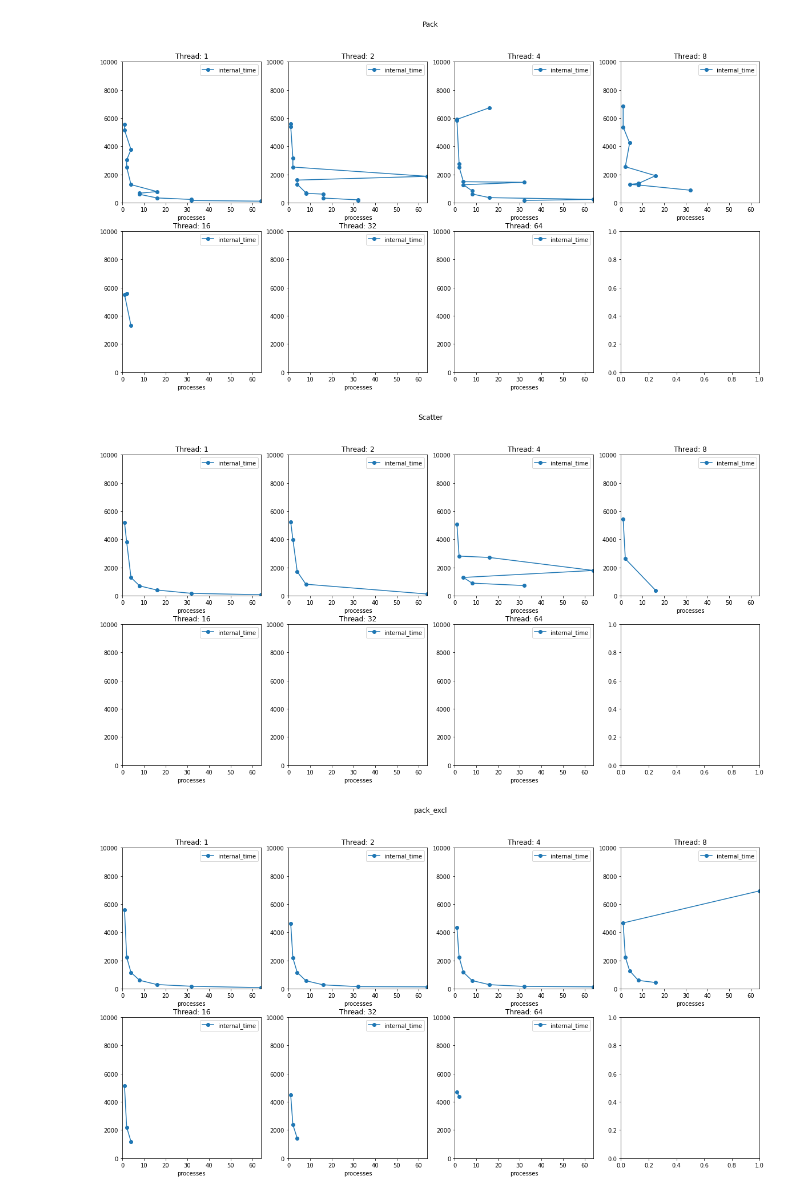
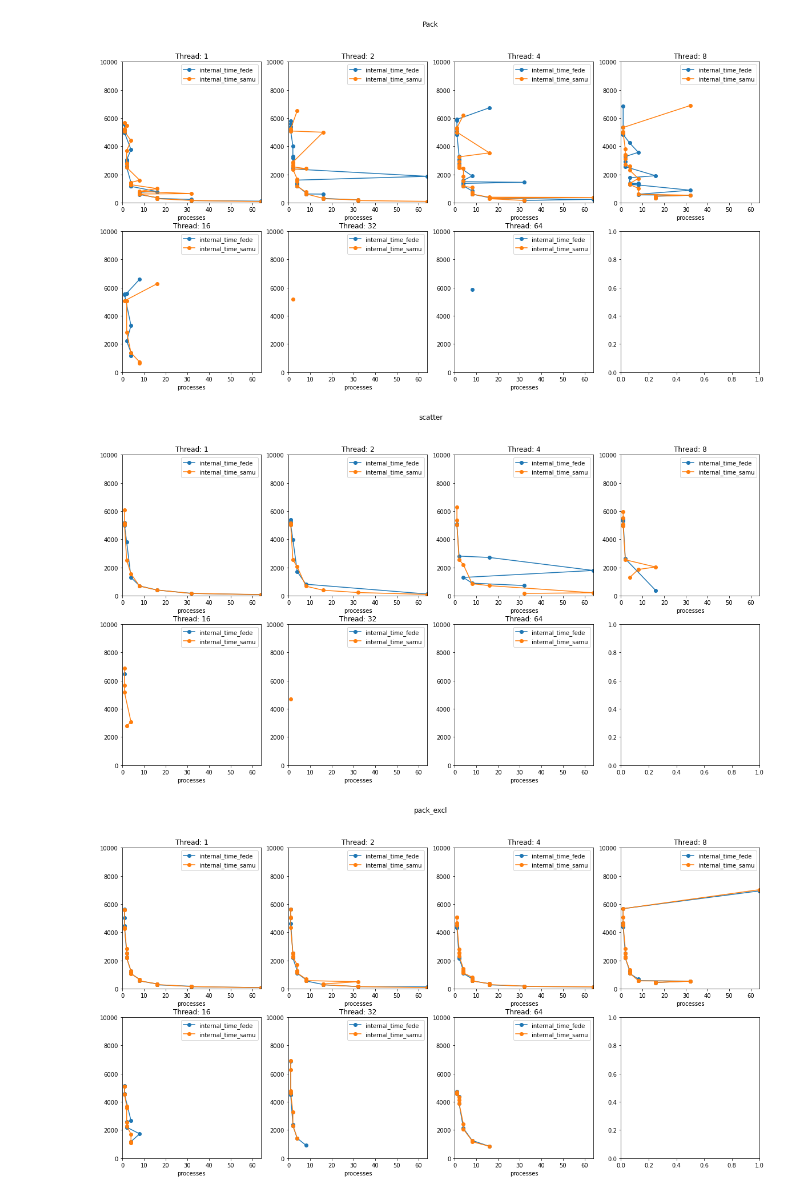
Before and after one commit to fedeizzo/ParticleSwarmOptimization-OpenMPI, a Jupyter notebook: benchmark/cluster_comparison.ipynb, the cells around one changed output. Drawn from its saved outputs; the diff is of its cells as text; code cells hidden in the pictures.

```diff
--- a/benchmark/cluster_comparison.ipynb
+++ b/benchmark/cluster_comparison.ipynb
@@ -81,0 +113,16 @@ runs
+# %%
+runs_fede = runs_fede.dropna()
+runs_samu = runs_samu.dropna()
+runs = runs_fede.merge(
+    runs_samu,
+    how='outer',
+    left_on='id',
+    right_on='id',
+    suffixes=('_fede', '_samu'),
+)
+runs['internal_time'] = runs.apply(mean_time, axis=1)
+runs['processes'] = runs.id.apply(lambda x: int(x.split("--")[0]))
+runs['threads'] = runs.id.apply(lambda x: int(x.split("--")[1]))
+runs['place'] = runs.id.apply(lambda x: x.split("--")[2])
+runs['packs'] = runs.id.apply(lambda x: int(x.split("--")[3]))
+len(runs)
@@ -81,0 +136,3 @@ runs
+# %%
+runs['fitness_absolute_diff'] = np.abs(runs.fitness_fede - runs.fitness_samu).fillna(0)
+runs.fitness_absolute_diff
@@ -81,0 +156,3 @@ runs
+# %%
+runs['time_absolute_diff'] = np.abs(runs.internal_time_fede - runs.internal_time_samu).fillna(0)
+runs.time_absolute_diff
@@ -81,0 +180,3 @@ runs
+# %%
+runs['total'] = runs.processes * runs.packs
+runs[runs.total >= 90]
@@ -82,60 +193,63 @@ runs
 # %%
 fig, axs = plt.subplots(2,4, figsize=(20, 10))
 for i, t in zip(range(4), [1,2,4,8]):
-    runs[(runs.place == 'pack') & (runs.threads == t)].sort_values('internal_time').plot(x='processes', y='internal_time', marker='o', ax=axs[0, i])
+    for s in ['fede', 'samu']:
+        runs[(runs.place == 'pack') & (runs.threads == t)].sort_values(f'internal_time_{s}').plot(x='processes', y=f'internal_time_{s}', marker='o', ax=axs[0, i])
     axs[0, i].set_title(f"Thread: {t}")
     axs[0, i].set_xlim([0, 64])
     axs[0, i].set_ylim([0, 10000])
-
 for i, t in zip(range(3), [16, 32, 64]):
-    runs[(runs.place == 'pack') & (runs.threads == t)].sort_values('internal_time').plot(x='processes', y='internal_time', marker='o', ax=axs[1, i])
+    for s in ['fede', 'samu']:
+        runs[(runs.place == 'pack') & (runs.threads == t)].sort_values(f'internal_time_{s}').plot(x='processes', y=f'internal_time_{s}', marker='o', ax=axs[1, i])
     axs[1, i].set_title(f"Thread: {t}")
     axs[1, i].set_xlim([0, 64])
     axs[1, i].set_ylim([0, 10000])
 
 plt.suptitle('Pack')
 plt.savefig('pack.png')
 plt.show()
 # %% [output]
-[figure, old version]
+[figure, new version]
 # %%
 fig, axs = plt.subplots(2,4, figsize=(20, 10))
 for i, t in zip(range(4), [1,2,4,8]):
-    runs[(runs.place == 'scatter') & (runs.threads == t)].sort_values('internal_time').plot(x='processes', y='internal_time', marker='o', ax=axs[0, i])
+    for s in ['fede', 'samu']:
+        runs[(runs.place == 'scatter') & (runs.threads == t)].sort_values(f'internal_time_{s}').plot(x='processes', y=f'internal_time_{s}', marker='o', ax=axs[0, i])
     axs[0, i].set_title(f"Thread: {t}")
     axs[0, i].set_xlim([0, 64])
     axs[0, i].set_ylim([0, 10000])
-
 for i, t in zip(range(3), [16, 32, 64]):
-    runs[(runs.place == 'scatter') & (runs.threads == t)].sort_values('internal_time').plot(x='processes', y='internal_time', marker='o', ax=axs[1, i])
+    for s in ['fede', 'samu']:
+        runs[(runs.place == 'scatter') & (runs.threads == t)].sort_values(f'internal_time_{s}').plot(x='processes', y=f'internal_time_{s}', marker='o', ax=axs[1, i])
     axs[1, i].set_title(f"Thread: {t}")
     axs[1, i].set_xlim([0, 64])
     axs[1, i].set_ylim([0, 10000])
 
-plt.suptitle('Scatter')
-plt.savefig('scater.png')
+plt.suptitle('scatter')
+plt.savefig('scatter.png')
 plt.show()
 # %% [output]
-[figure, old version]
+[figure, new version]
 # %%
 fig, axs = plt.subplots(2,4, figsize=(20, 10))
 for i, t in zip(range(4), [1,2,4,8]):
-    runs[(runs.place == 'pack_excl') & (runs.threads == t)].sort_values('internal_time').plot(x='processes', y='internal_time', marker='o', ax=axs[0, i])
+    for s in ['fede', 'samu']:
+        runs[(runs.place == 'pack_excl') & (runs.threads == t)].sort_values(f'internal_time_{s}').plot(x='processes', y=f'internal_time_{s}', marker='o', ax=axs[0, i])
     axs[0, i].set_title(f"Thread: {t}")
     axs[0, i].set_xlim([0, 64])
     axs[0, i].set_ylim([0, 10000])
-
 for i, t in zip(range(3), [16, 32, 64]):
-    runs[(runs.place == 'pack_excl') & (runs.threads == t)].sort_values('internal_time').plot(x='processes', y='internal_time', marker='o', ax=axs[1, i])
+    for s in ['fede', 'samu']:
+        runs[(runs.place == 'pack_excl') & (runs.threads == t)].sort_values(f'internal_time_{s}').plot(x='processes', y=f'internal_time_{s}', marker='o', ax=axs[1, i])
     axs[1, i].set_title(f"Thread: {t}")
     axs[1, i].set_xlim([0, 64])
     axs[1, i].set_ylim([0, 10000])
 
 plt.suptitle('pack_excl')
-plt.savefig('pack.png')
+plt.savefig('pack_excl.png')
 plt.show()
 # %% [output]
-[figure, old version]
+[figure, new version]
 # %%
 fig, axs = plt.subplots(2,4, figsize=(20, 10))
 for i, t in zip(range(4), [1,2,4,8]):
```
Also changed, not shown: parts of 18 cells of this notebook, 14 other files.
